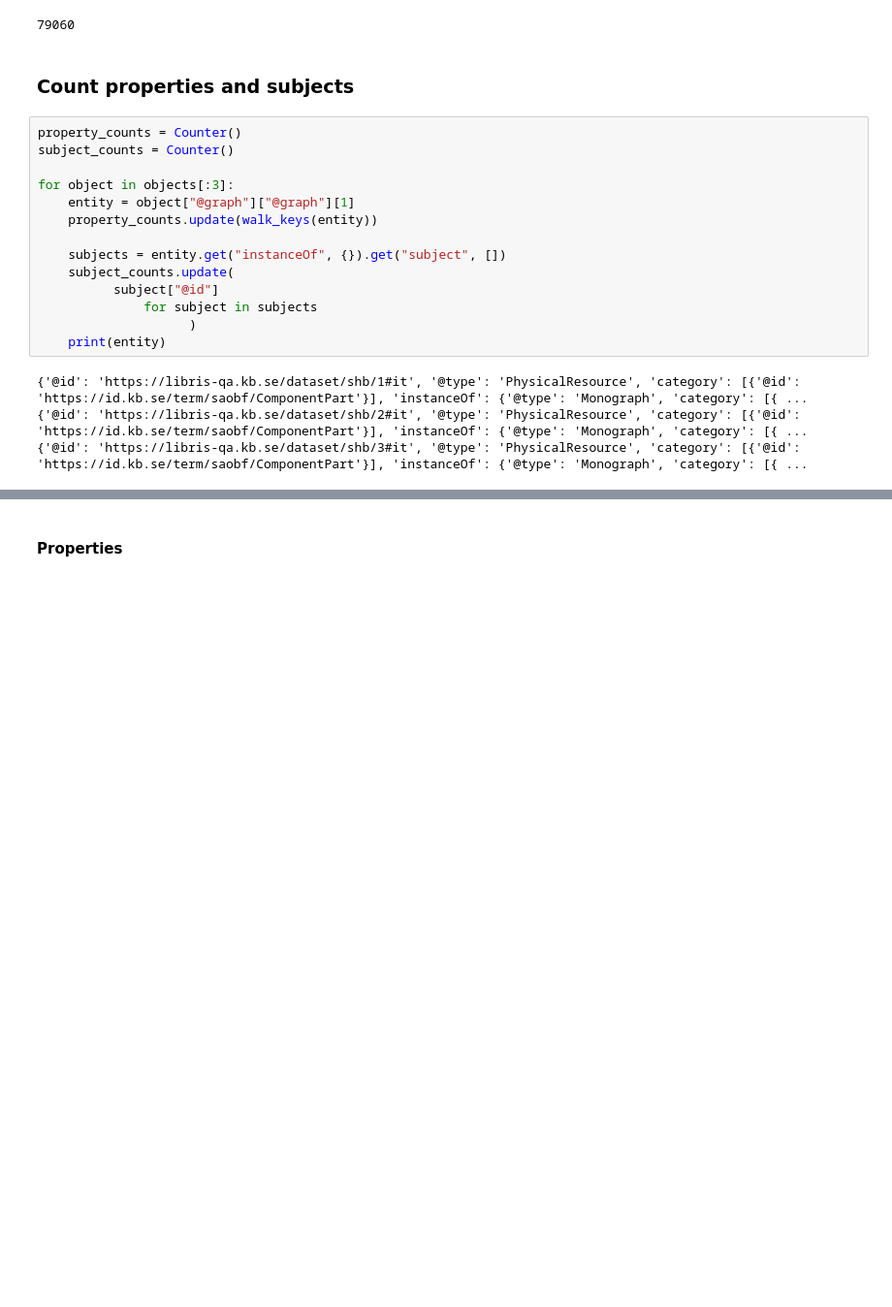
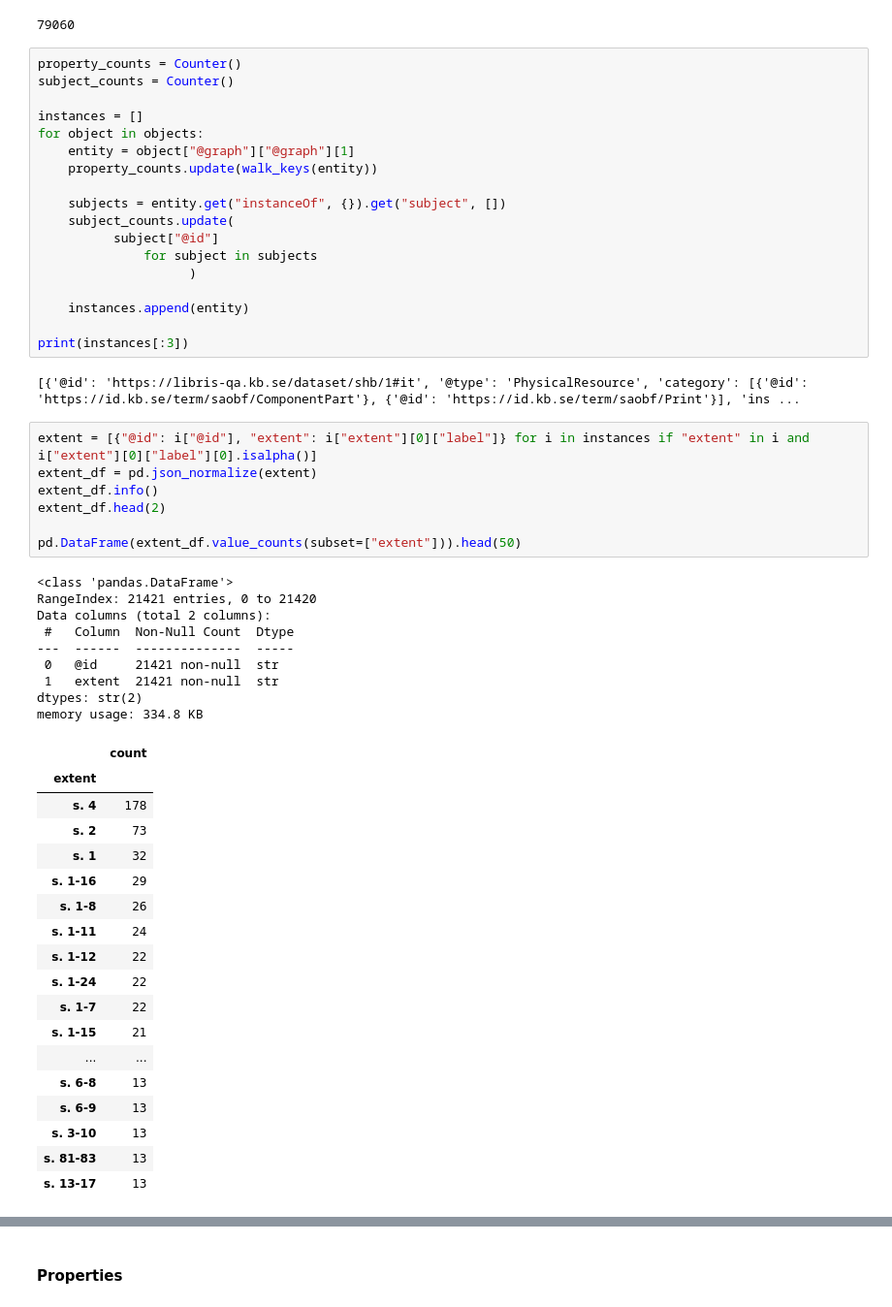
Before and after one commit to libris/librisxl, a Jupyter notebook: whelktool/scripts/dataimports/shb/analyze_shb.ipynb, the cells around one changed output, grey strips where cells are left out. Shown at 97% size. Saved outputs shown, nothing was run; the diff lists cells and outputs as text; blank space fills up the shorter version.

```diff
--- a/whelktool/scripts/dataimports/shb/analyze_shb.ipynb
+++ b/whelktool/scripts/dataimports/shb/analyze_shb.ipynb
@@ -149,13 +149,12 @@ with open(f"{home}/code/data/shbd/shb-cleaned-with-subjects.jsonld.lines", "r",
 print(len(objects))
 # %% [output]
 79060
-# %% [markdown]
-### Count properties and subjects
 # %%
 property_counts = Counter()
 subject_counts = Counter()
 
-for object in objects[:3]:
+instances = []
+for object in objects:
 	entity = object["@graph"]["@graph"][1]
 	property_counts.update(walk_keys(entity))
 
@@ -164,8 +163,44 @@ for object in objects[:3]:
           subject["@id"]
               for subject in subjects
                     )
-	print(entity)
+
+	instances.append(entity)
+
+print(instances[:3])
 # %% [output]
-{'@id': 'https://libris-qa.kb.se/dataset/shb/1#it', '@type': 'PhysicalResource', 'category': [{'@id': 'https://id.kb.se/term/saobf/ComponentPart'}], 'instanceOf': {'@type': 'Monograph', 'category': [{ ...
-{'@id': 'https://libris-qa.kb.se/dataset/shb/2#it', '@type': 'PhysicalResource', 'category': [{'@id': 'https://id.kb.se/term/saobf/ComponentPart'}], 'instanceOf': {'@type': 'Monograph', 'category': [{ ...
-{'@id': 'https://libris-qa.kb.se/dataset/shb/3#it', '@type': 'PhysicalResource', 'category': [{'@id': 'https://id.kb.se/term/saobf/ComponentPart'}], 'instanceOf': {'@type': 'Monograph', 'category': [{ ...
+[{'@id': 'https://libris-qa.kb.se/dataset/shb/1#it', '@type': 'PhysicalResource', 'category': [{'@id': 'https://id.kb.se/term/saobf/ComponentPart'}, {'@id': 'https://id.kb.se/term/saobf/Print'}], 'ins ...
+# %%
+extent = [{"@id": i["@id"], "extent": i["extent"][0]["label"]} for i in instances if "extent" in i and i["extent"][0]["label"][0].isalpha()]
+extent_df = pd.json_normalize(extent)
+extent_df.info()
+extent_df.head(2)
+
+pd.DataFrame(extent_df.value_counts(subset=["extent"])).head(50)
+# %% [output]
+<class 'pandas.DataFrame'>
+RangeIndex: 21421 entries, 0 to 21420
+Data columns (total 2 columns):
+ #   Column  Non-Null Count  Dtype
+---  ------  --------------  -----
+ 0   @id     21421 non-null  str
+ 1   extent  21421 non-null  str
+dtypes: str(2)
+memory usage: 334.8 KB
+|  | count |
+| extent |  |
+| s. 4 | 178 |
+| s. 2 | 73 |
+| s. 1 | 32 |
+| s. 1-16 | 29 |
+| s. 1-8 | 26 |
+| s. 1-11 | 24 |
+| s. 1-12 | 22 |
+| s. 1-24 | 22 |
+| s. 1-7 | 22 |
+| s. 1-15 | 21 |
+| ... | ... |
+| s. 6-8 | 13 |
+| s. 6-9 | 13 |
+| s. 3-10 | 13 |
+| s. 81-83 | 13 |
+| s. 13-17 | 13 |
```
Also changed, not shown: parts of 7 cells of this notebook.
